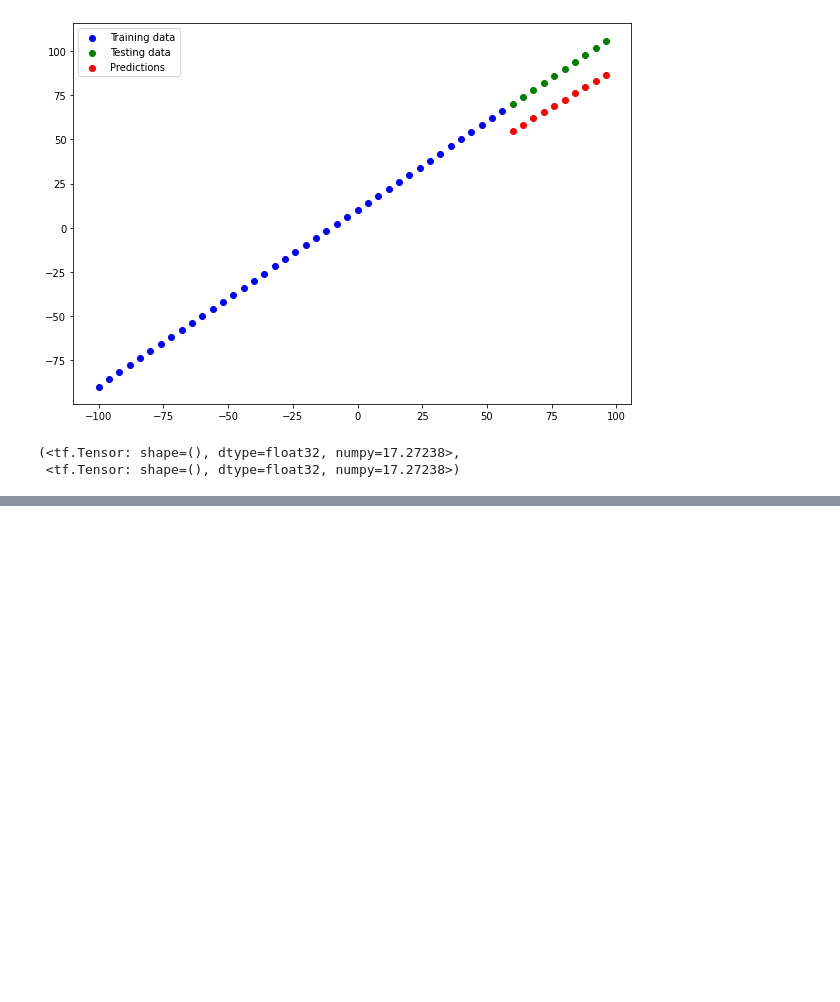
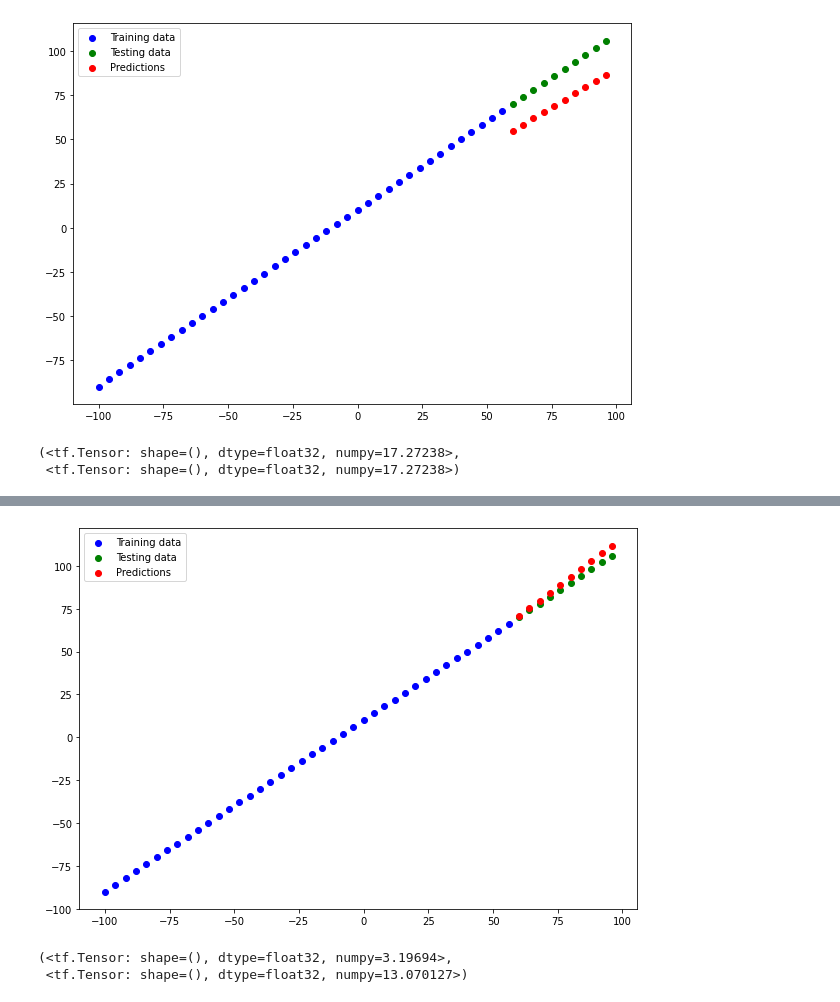
Before and after one commit to fabiodemo/Tensorflow-Developer-Certificate, a Jupyter notebook: Neural Network Regression/01_neural_network_regression.ipynb, the cells around one changed output, grey strips where cells are left out. Drawn from its saved outputs; the diff is of its cells as text; code cells hidden in the pictures; blank space fills up the shorter version.

Commit message:
Setting up TensorFLow modelling experiments part 2 (increasing complexity)

```diff
--- a/Neural Network Regression/01_neural_network_regression.ipynb
+++ b/Neural Network Regression/01_neural_network_regression.ipynb
@@ -872,7 +872,7 @@ tf.random.set_seed(42)
 
 # 1. Create a model using the Sequential API
 model_2 = tf.keras.Sequential([
-    tf.keras.layers.Dense(1),
+    tf.keras.layers.Dense(10),
     tf.keras.layers.Dense(1),
 ])
 
@@ -882,6 +882,6 @@ model_2.compile(loss=tf.keras.losses.mae, # Mean Absolute Error
               metrics=["mae"])
 
 # 3. Fit the model
-model_2.fit(tf.expand_dims(X, axis=-1), y, epochs=100)
+model_2.fit(tf.expand_dims(X_train, axis=-1), y_train, epochs=100)
 # %% [output]
 Epoch 1/100
@@ -904 +904,5 @@ Epoch 100/100
 <keras.callbacks.History at 0x...>
+# %%
+y_preds_2 = model_2.predict(X_test)
+plot_predictions(predictions=y_preds_2)
+# %% [output]
@@ -904,0 +910,8 @@ Epoch 100/100
+[figure, added]
+# %%
+mae_2 = mae(y_test, y_preds_2)
+mse_2 = mse(y_test, y_preds_2)
+mae_2, mse_2
+# %% [output]
+(<tf.Tensor: shape=(), dtype=float32, numpy=3.19694>,
+ <tf.Tensor: shape=(), dtype=float32, numpy=13.070127>)
```
Also changed, not shown: parts of 2 cells of this notebook.
